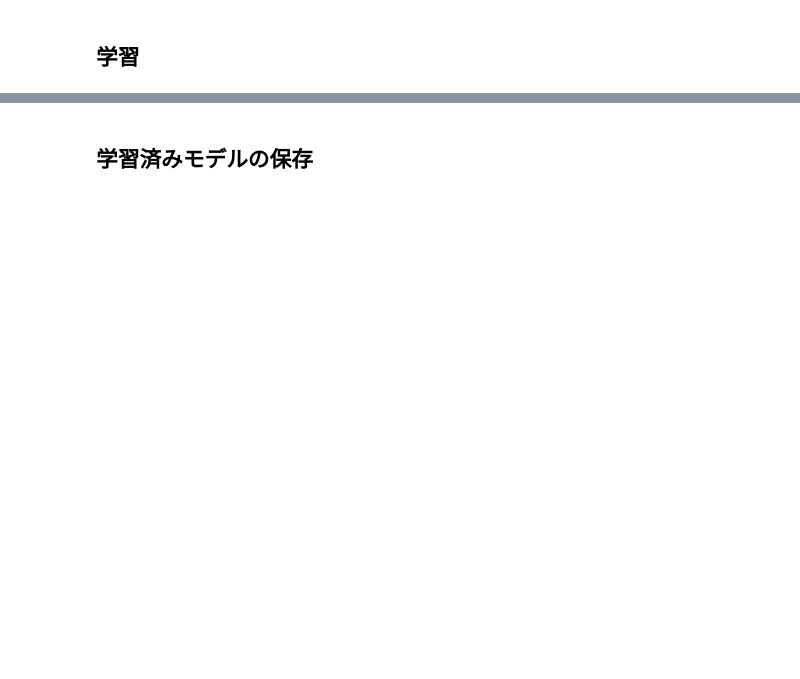
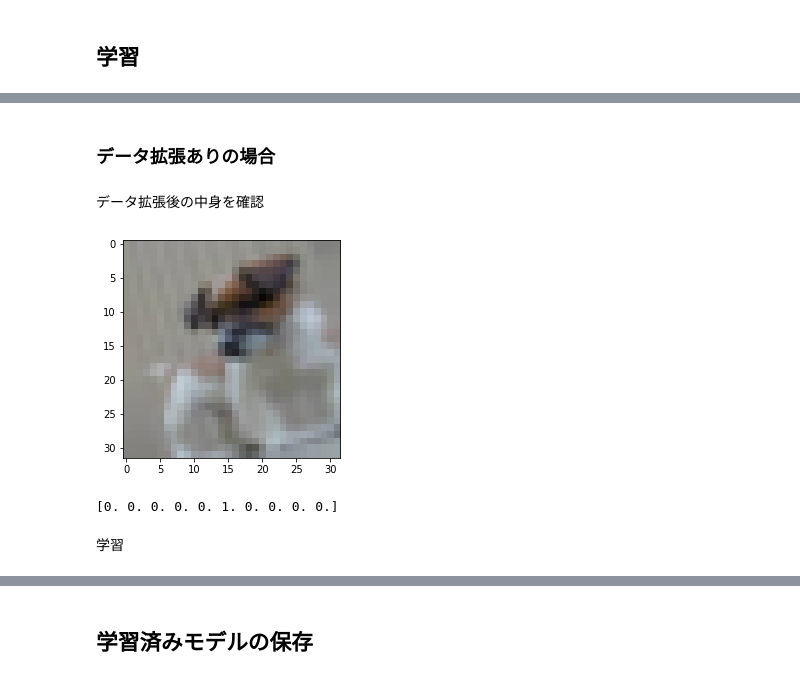
Before and after one commit to souring001/deep-learning, a Jupyter notebook: cifar10_cnn_keras.ipynb, the cells around one changed output, grey strips where cells are left out. Saved outputs shown, nothing was run; the diff lists cells and outputs as text; code cells hidden in the pictures; blank space fills up the shorter version.

```diff
--- a/cifar10_cnn_keras.ipynb
+++ b/cifar10_cnn_keras.ipynb
@@ -123 +177,34 @@ Epoch 20/20
 <keras.callbacks.History at 0x...>
+# %% [markdown]
+### データ拡張ありの場合
+# %%
+num_train_samples = x_train.shape[0] # 50000
+
+datagen = ImageDataGenerator(
+                width_shift_range=0.1,
+                height_shift_range=0.1,
+                shear_range=0.2,
+                zoom_range=0.2,
+                rotation_range=20,
+                horizontal_flip=True
+                )
+
+
+# datagen.fit(x_train) # featurewise_center, featurewise_std_normalization, zca_whiteningが指定されたときに必要
+
+train_generator = datagen.flow(x_train, y_train, batch_size=batch_size)
+# %% [markdown]
+データ拡張後の中身を確認
+# %%
+batch = train_generator.next()
+x, y = batch
+
+idx = 0 # i番目のデータ
+plt.imshow(x[idx])
+plt.show()
+print(y[idx])
+# %% [output]
+[figure, added]
+[0. 0. 0. 0. 0. 1. 0. 0. 0. 0.]
+# %% [markdown]
+学習
```
Also changed, not shown: parts of 22 cells of this notebook.
